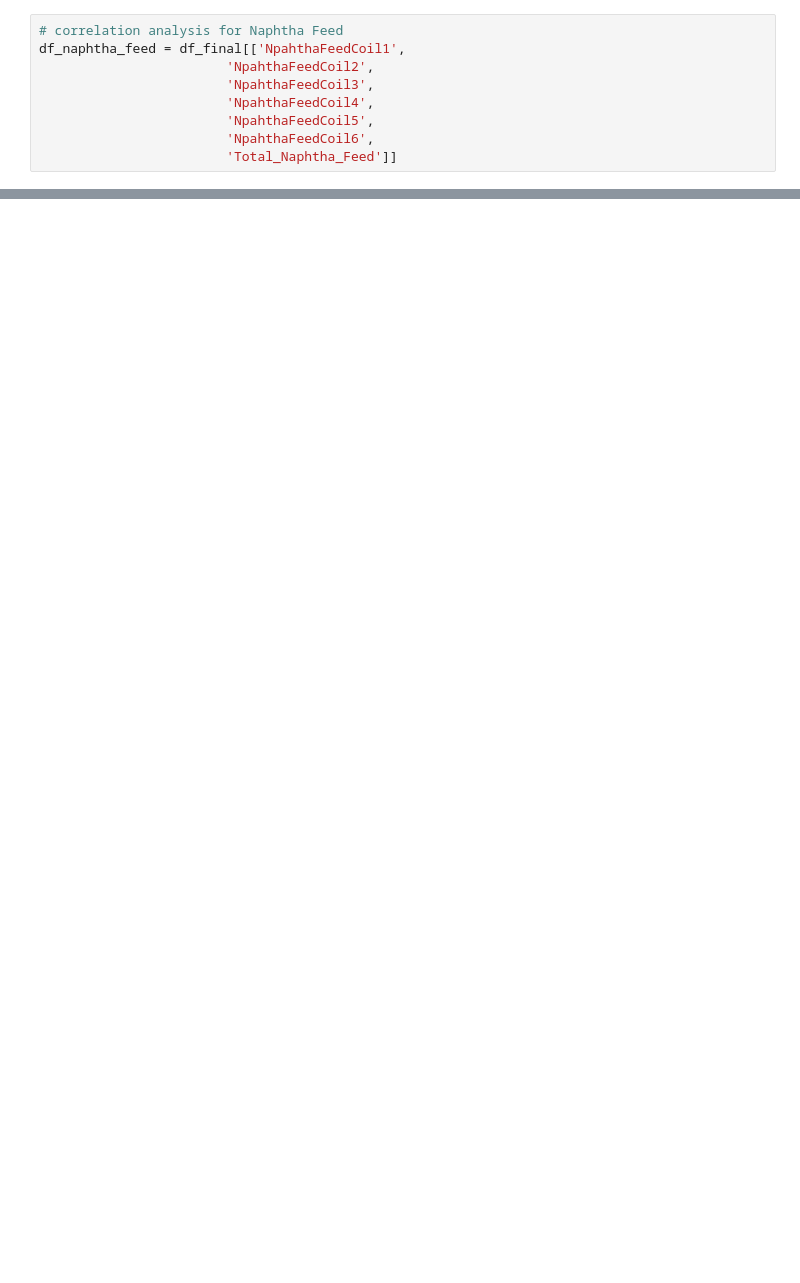
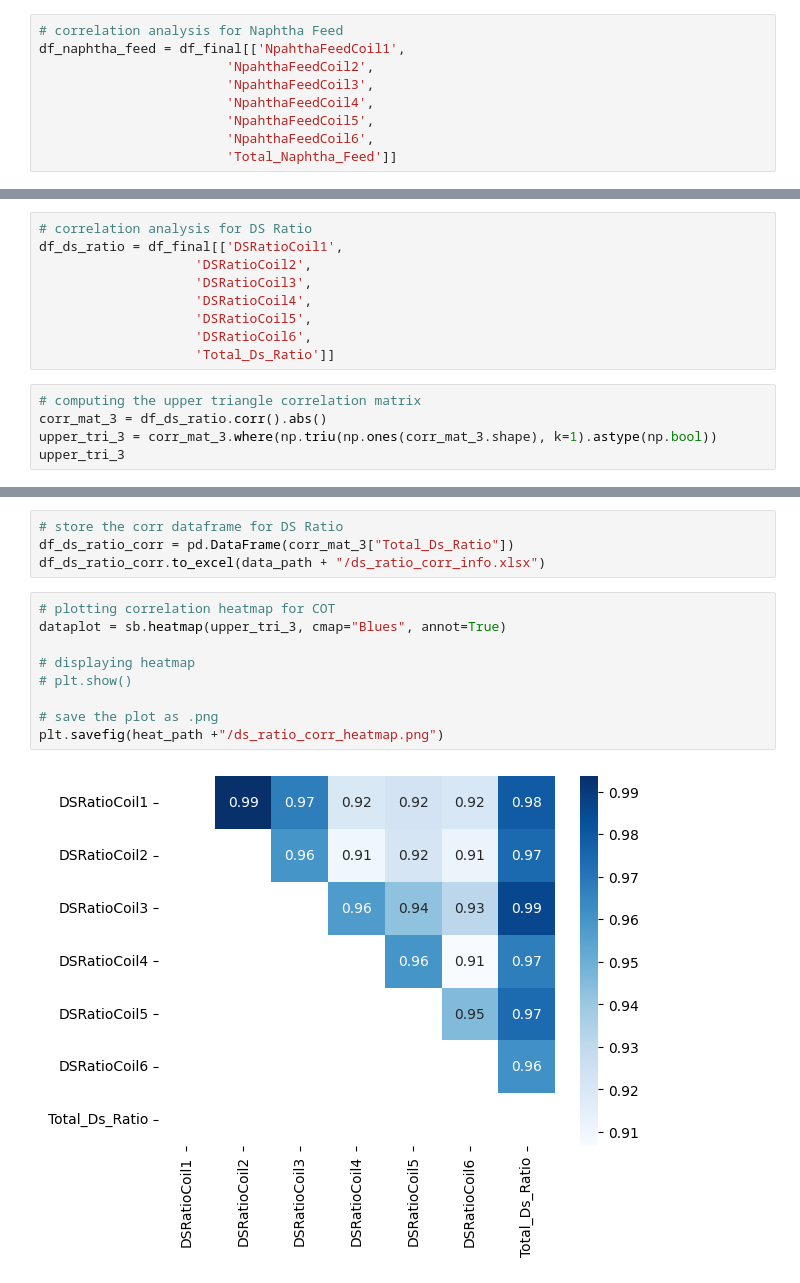
Before and after one commit to SabyasachiBhadra/CAP_106, a Jupyter notebook: CAP_106_Research_Env/Feature_Space_Correlation_Analysis.ipynb, the cells around one changed output, grey strips where cells are left out. Saved outputs shown, nothing was run; the diff lists cells and outputs as text; blank space fills up the shorter version.

```diff
--- a/CAP_106_Research_Env/Feature_Space_Correlation_Analysis.ipynb
+++ b/CAP_106_Research_Env/Feature_Space_Correlation_Analysis.ipynb
@@ -210,0 +231,14 @@ plt.show()
+# %%
+# correlation analysis for DS Ratio
+df_ds_ratio = df_final[['DSRatioCoil1',
+                    'DSRatioCoil2',
+                    'DSRatioCoil3',
+                    'DSRatioCoil4',
+                    'DSRatioCoil5',
+                    'DSRatioCoil6',
+                    'Total_Ds_Ratio']]
+# %%
+# computing the upper triangle correlation matrix
+corr_mat_3 = df_ds_ratio.corr().abs()
+upper_tri_3 = corr_mat_3.where(np.triu(np.ones(corr_mat_3.shape), k=1).astype(np.bool))
+upper_tri_3
@@ -210,0 +254,15 @@ plt.show()
+# %%
+# store the corr dataframe for DS Ratio
+df_ds_ratio_corr = pd.DataFrame(corr_mat_3["Total_Ds_Ratio"])
+df_ds_ratio_corr.to_excel(data_path + "/ds_ratio_corr_info.xlsx")
+# %%
+# plotting correlation heatmap for COT
+dataplot = sb.heatmap(upper_tri_3, cmap="Blues", annot=True)
+
+# displaying heatmap
+# plt.show()
+
+# save the plot as .png
+plt.savefig(heat_path +"/ds_ratio_corr_heatmap.png")
+# %% [output]
+[figure, added]
```
Also changed, not shown: parts of 32 cells of this notebook, 23 other files.
